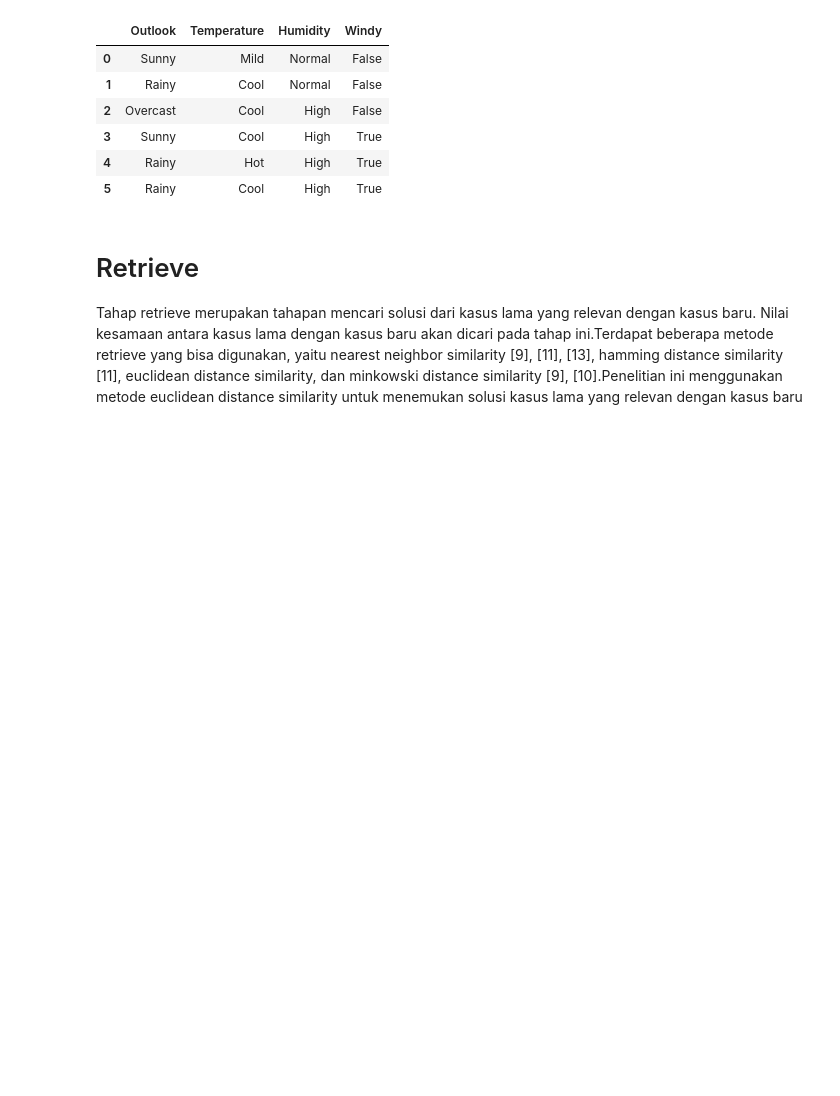
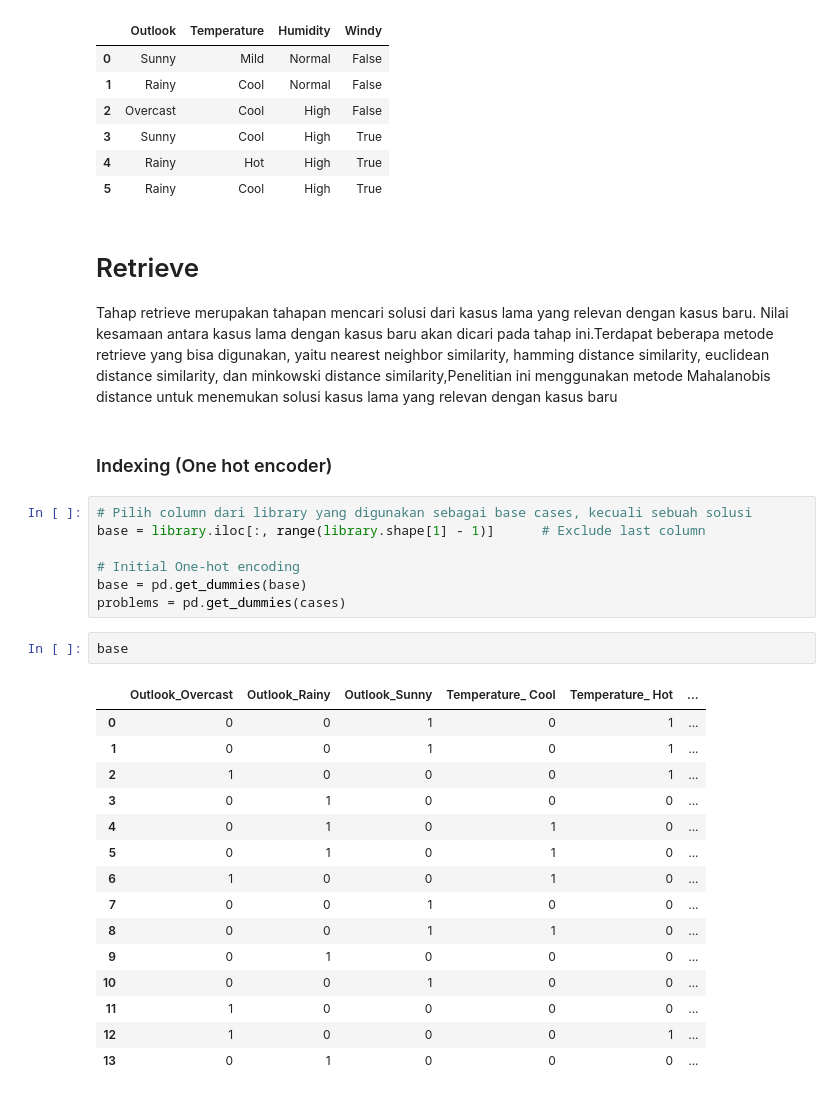
Before and after one commit to TeguhPermana666/CBR-System, a Jupyter notebook: cbrs.ipynb, the cells around one changed output. Drawn from its saved outputs; the diff is of its cells as text; blank space fills up the shorter version.

```diff
--- a/cbrs.ipynb
+++ b/cbrs.ipynb
@@ -36,4 +45,31 @@ cases
 | 5 | Rainy | Cool | High | True |
 # %% [markdown]
 # Retrieve
-Tahap retrieve merupakan tahapan mencari solusi dari kasus lama yang relevan dengan kasus baru. Nilai kesamaan antara kasus lama dengan kasus baru akan dicari pada tahap ini.Terdapat beberapa metode retrieve yang bisa digunakan, yaitu nearest neighbor similarity [9], [11], [13], hamming distance similarity [11],  euclidean distance similarity, dan minkowski distance similarity [9], [10].Penelitian ini menggunakan metode euclidean distance similarity untuk  menemukan solusi kasus lama yang relevan dengan kasus baru
+Tahap retrieve merupakan tahapan mencari solusi dari kasus lama yang relevan dengan kasus baru. Nilai kesamaan antara kasus lama dengan kasus baru akan dicari pada tahap ini.Terdapat beberapa metode retrieve yang bisa digunakan, yaitu nearest neighbor similarity, hamming distance similarity,  euclidean distance similarity, dan minkowski distance similarity,Penelitian ini menggunakan metode Mahalanobis distance untuk  menemukan solusi kasus lama yang relevan dengan kasus baru
+# %% [markdown]
+### Indexing (One hot encoder)
+# %%
+# Pilih column dari library yang digunakan sebagai base cases, kecuali sebuah solusi
+base = library.iloc[:, range(library.shape[1] - 1)]      # Exclude last column
+
+# Initial One-hot encoding
+base = pd.get_dummies(base)
+problems = pd.get_dummies(cases)
+# %%
+base
+# %% [output]
+|  | Outlook_Overcast | Outlook_Rainy | Outlook_Sunny | Temperature_ Cool | Temperature_ Hot | ... |
+| 0 | 0 | 0 | 1 | 0 | 1 | ... |
+| 1 | 0 | 0 | 1 | 0 | 1 | ... |
+| 2 | 1 | 0 | 0 | 0 | 1 | ... |
+| 3 | 0 | 1 | 0 | 0 | 0 | ... |
+| 4 | 0 | 1 | 0 | 1 | 0 | ... |
+| 5 | 0 | 1 | 0 | 1 | 0 | ... |
+| 6 | 1 | 0 | 0 | 1 | 0 | ... |
+| 7 | 0 | 0 | 1 | 0 | 0 | ... |
+| 8 | 0 | 0 | 1 | 1 | 0 | ... |
+| 9 | 0 | 1 | 0 | 0 | 0 | ... |
+| 10 | 0 | 0 | 1 | 0 | 0 | ... |
+| 11 | 1 | 0 | 0 | 0 | 0 | ... |
+| 12 | 1 | 0 | 0 | 0 | 1 | ... |
+| 13 | 0 | 1 | 0 | 0 | 0 | ... |
```
Also changed, not shown: parts of 14 cells of this notebook, 6 other files.
